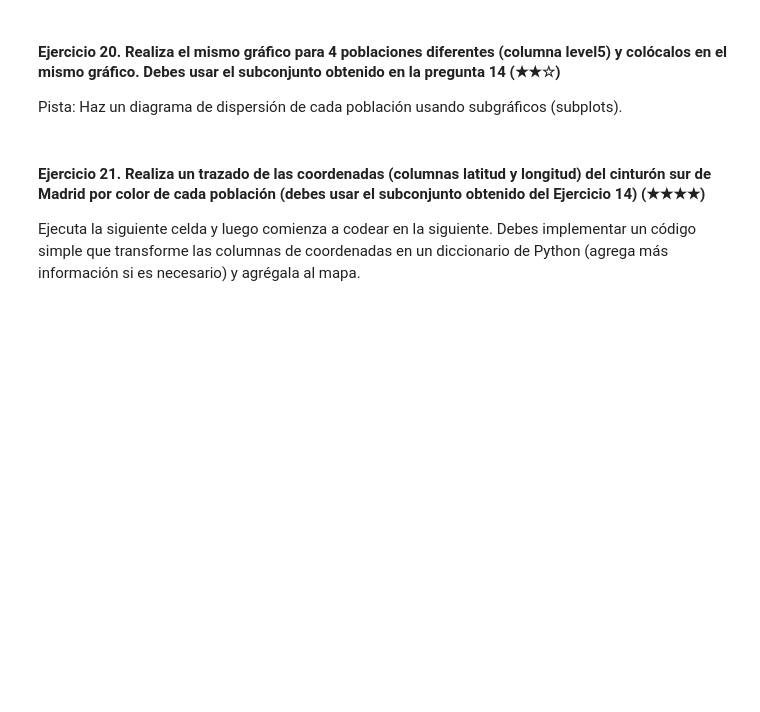
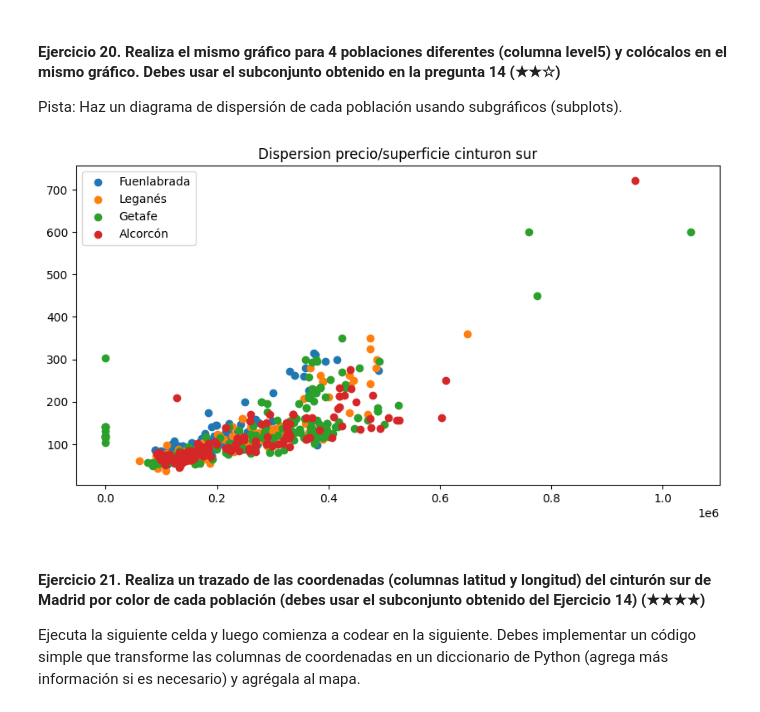
Before and after one commit to 4GeeksAcademy/realestate-datacleanup-exercise-HectorPostigo, a Jupyter notebook: project.es.ipynb, the cells around one changed output. Cells and saved outputs as stored; diff of their text form; code cells hidden in the pictures; blank space fills up the shorter version.

```diff
--- a/project.es.ipynb
+++ b/project.es.ipynb
@@ -362,6 +492,17 @@ Pista: Crea una nueva columna llamada `pps` (price per square en inglés) y lueg
 Pista: Haz un diagrama de dispersión de cada población usando subgráficos (subplots).
 # %%
 # TODO
+plt.figure(figsize = (10, 5))
+for i in ('Fuenlabrada','Leganés','Getafe','Alcorcón'):
+    datos_city = cinturon_sur[cinturon_sur['level5'] == i]
+    plt.scatter(datos_city['price'],datos_city['surface'],label=i)
+
+
+plt.title('Dispersion precio/superficie cinturon sur')
+plt.legend()
+plt.show()
+# %% [output]
+[figure, added]
 # %% [markdown]
 #### Ejercicio 21. Realiza un trazado de las coordenadas (columnas latitud y longitud) del cinturón sur de Madrid por color de cada población (debes usar el subconjunto obtenido del Ejercicio 14) (★★★★)
 
```
Also changed, not shown: parts of 10 cells of this notebook.
